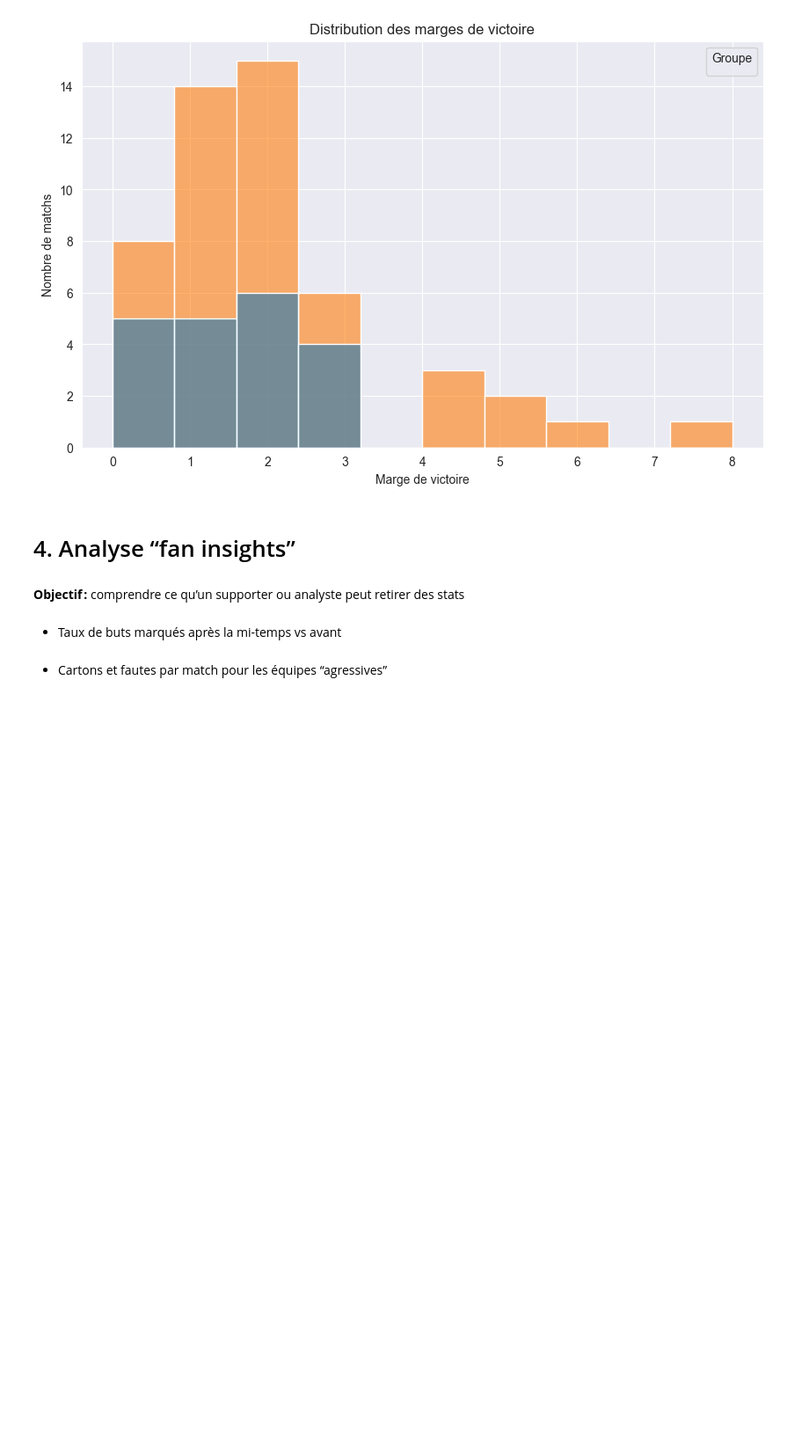
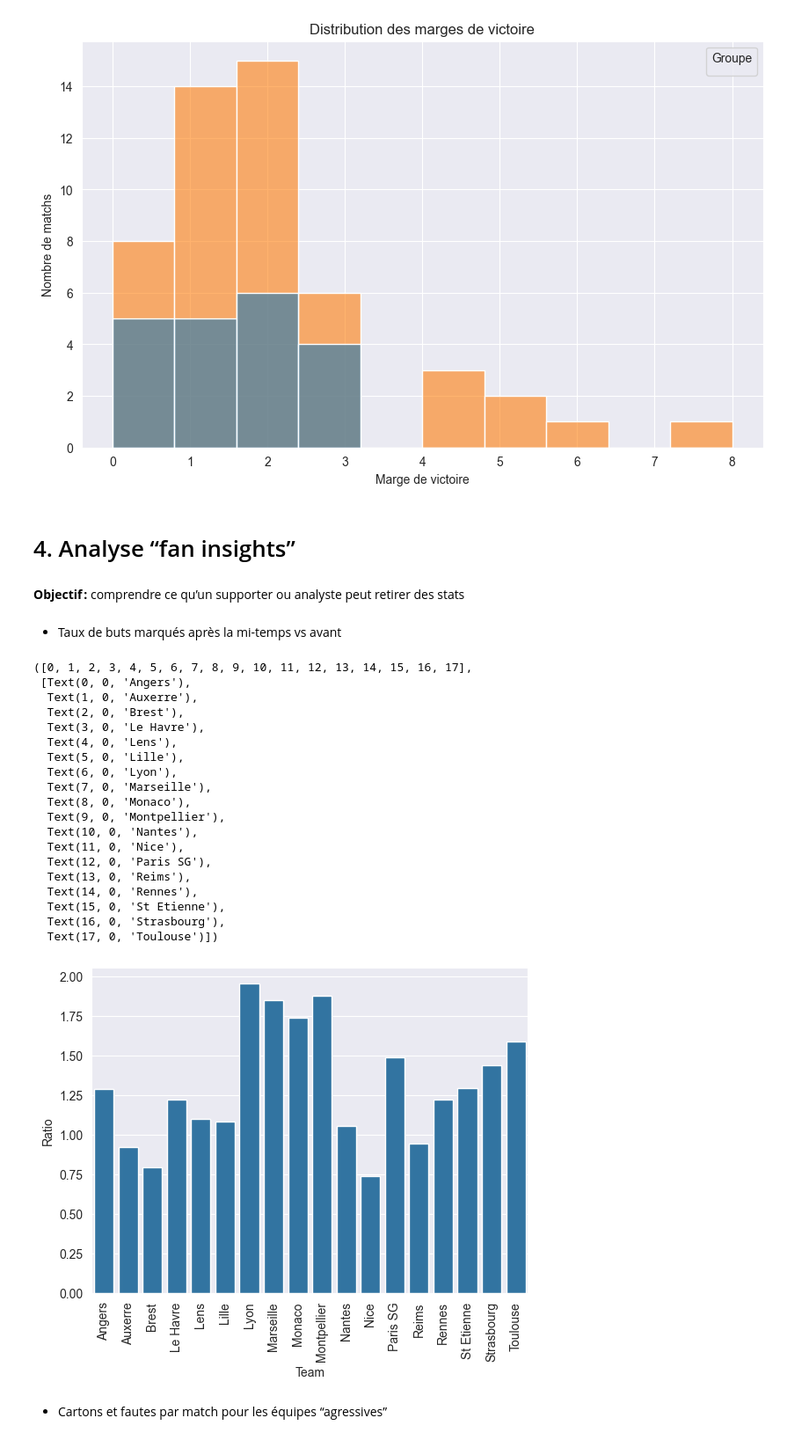
Before and after one commit to VMY7/ligue1-eda-python-24-25, a Jupyter notebook: ligue1-eda-python-24-25.ipynb, the cells around one changed output. Shown at 88% size. Cells and saved outputs as stored; diff of their text form; code cells hidden in the pictures; blank space fills up the shorter version.

```diff
--- a/ligue1-eda-python-24-25.ipynb
+++ b/ligue1-eda-python-24-25.ipynb
@@ -440,5 +440,63 @@ See the caveats in the documentation: https://pandas.pydata.org/pandas-docs/stab
 **Objectif :** comprendre ce qu’un supporter ou analyste peut retirer des stats
 # %% [markdown]
 - Taux de buts marqués après la mi-temps vs avant
+# %%
+# Créer deux colonnes pour séparer buts avant et après la mi-temps
+# df["FirstHalfGoals"] = df["HTHG"] + df["HTAG"]
+# df["SecondHalfGoals"] = (df["FTHG"] + df["FTAG"]) - (df["HTHG"] + df["HTAG"])
+
+dfFH_Home = pd.DataFrame({
+    "Team": df["HomeTeam"],
+    "FirstHalfGoals": df["HTHG"],
+    "SecondHalfGoals": df["FTHG"] - df["HTHG"]
+})
+
+dfFH_Away = pd.DataFrame({
+    "Team": df["AwayTeam"],
+    "FirstHalfGoals": df["HTAG"],
+    "SecondHalfGoals": df["FTAG"] - df["HTAG"]
+})
+
+dfFH_All = pd.concat([dfFH_Home, dfFH_Away], ignore_index=True)
+
+# Regrouper par équipe pour calculer les moyennes
+mean_FH = dfFH_All.groupby("Team")["FirstHalfGoals"].mean()
+mean_SH = dfFH_All.groupby("Team")["SecondHalfGoals"].mean()
+
+# Calculer les taux
+# (par exemple ratio second / first ou moyenne par période)
+ratio = mean_SH / mean_FH
+taux = (mean_SH / (mean_FH + mean_SH)) * 100
+
+# Visualisation
+df_ratio = pd.DataFrame({
+    "Team": ratio.index,
+    "Ratio": ratio.values,
+    "Taux": taux.values
+})
+
+sns.barplot(x = "Team", y = "Ratio", data = df_ratio)
+plt.xticks(rotation=90)
+# %% [output]
+([0, 1, 2, 3, 4, 5, 6, 7, 8, 9, 10, 11, 12, 13, 14, 15, 16, 17],
+ [Text(0, 0, 'Angers'),
+  Text(1, 0, 'Auxerre'),
+  Text(2, 0, 'Brest'),
+  Text(3, 0, 'Le Havre'),
+  Text(4, 0, 'Lens'),
+  Text(5, 0, 'Lille'),
+  Text(6, 0, 'Lyon'),
+  Text(7, 0, 'Marseille'),
+  Text(8, 0, 'Monaco'),
+  Text(9, 0, 'Montpellier'),
+  Text(10, 0, 'Nantes'),
+  Text(11, 0, 'Nice'),
+  Text(12, 0, 'Paris SG'),
+  Text(13, 0, 'Reims'),
+  Text(14, 0, 'Rennes'),
+  Text(15, 0, 'St Etienne'),
+  Text(16, 0, 'Strasbourg'),
+  Text(17, 0, 'Toulouse')])
+[figure, added]
 # %% [markdown]
 - Cartons et fautes par match pour les équipes “agressives”
```
Also changed, not shown: parts of 5 cells of this notebook.
